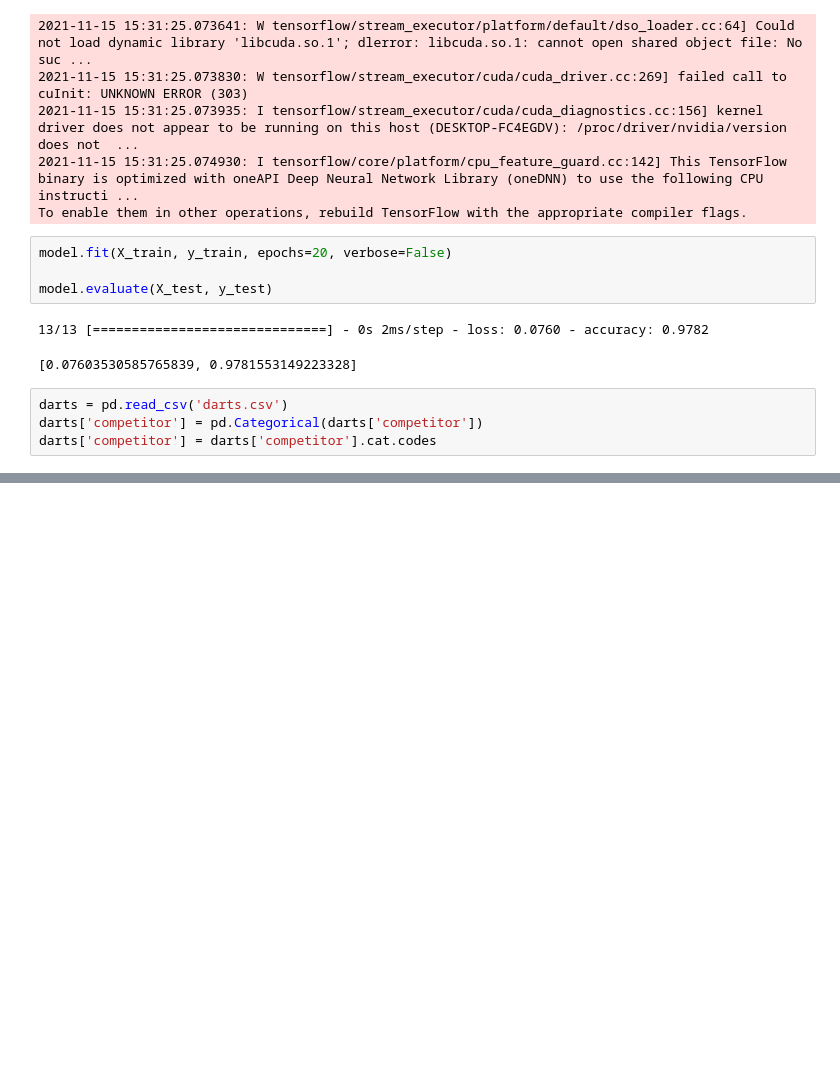
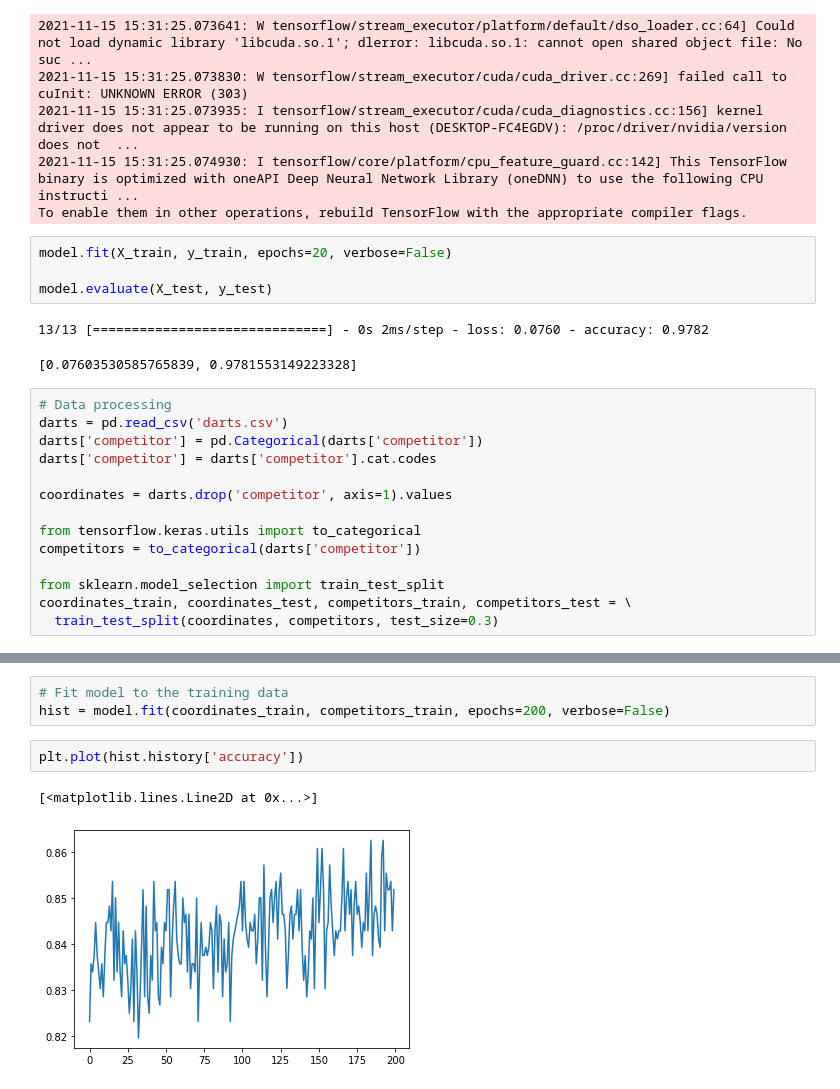
Before and after one commit to PabloBrianese/introduction-to-deep-learning, a Jupyter notebook: introduction-to-deep-learning-with-keras/chapter2.ipynb, the cells around one changed output, grey strips where cells are left out. Saved outputs shown, nothing was run; the diff lists cells and outputs as text; blank space fills up the shorter version.

Commit message:
Avances en el capítulo 2 de -Introduction to Deep Learning with Keras-

```diff
--- a/introduction-to-deep-learning-with-keras/chapter2.ipynb
+++ b/introduction-to-deep-learning-with-keras/chapter2.ipynb
@@ -77,8 +77,18 @@ model.evaluate(X_test, y_test)
 13/13 [==============================] - 0s 2ms/step - loss: 0.0760 - accuracy: 0.9782
 [0.07603530585765839, 0.9781553149223328]
 # %%
+# Data processing
 darts = pd.read_csv('darts.csv')
 darts['competitor'] = pd.Categorical(darts['competitor'])
 darts['competitor'] = darts['competitor'].cat.codes
+
+coordinates = darts.drop('competitor', axis=1).values
+
+from tensorflow.keras.utils import to_categorical
+competitors = to_categorical(darts['competitor'])
+
+from sklearn.model_selection import train_test_split
+coordinates_train, coordinates_test, competitors_train, competitors_test = \
+  train_test_split(coordinates, competitors, test_size=0.3)
 # %%
 # Multi-class model
@@ -92,0 +112,8 @@ model.compile(optimizer='adam', loss='categorical_crossentropy', metrics=['accur
+# %%
+# Fit model to the training data
+hist = model.fit(coordinates_train, competitors_train, epochs=200, verbose=False)
+# %%
+plt.plot(hist.history['accuracy'])
+# %% [output]
+[<matplotlib.lines.Line2D at 0x...>]
+[figure, added]
```
Also changed, not shown: parts of 12 cells of this notebook.
